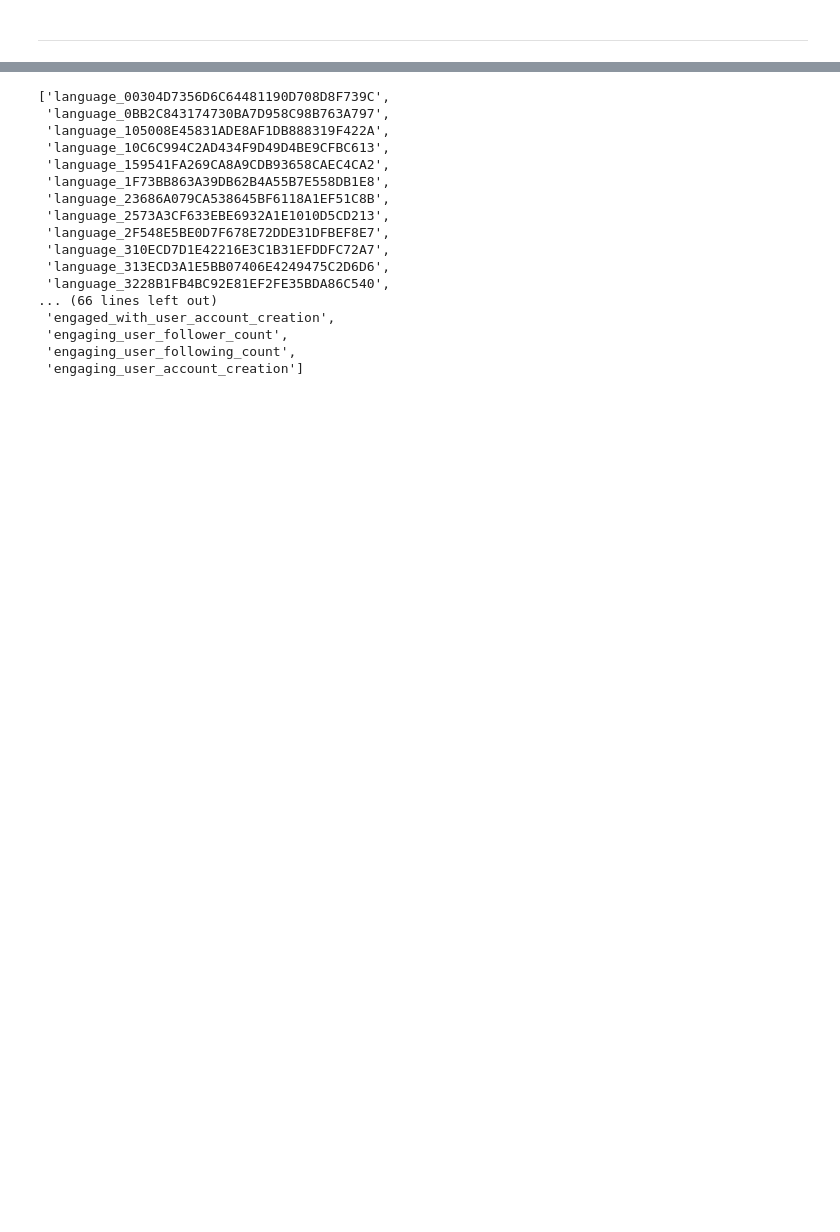
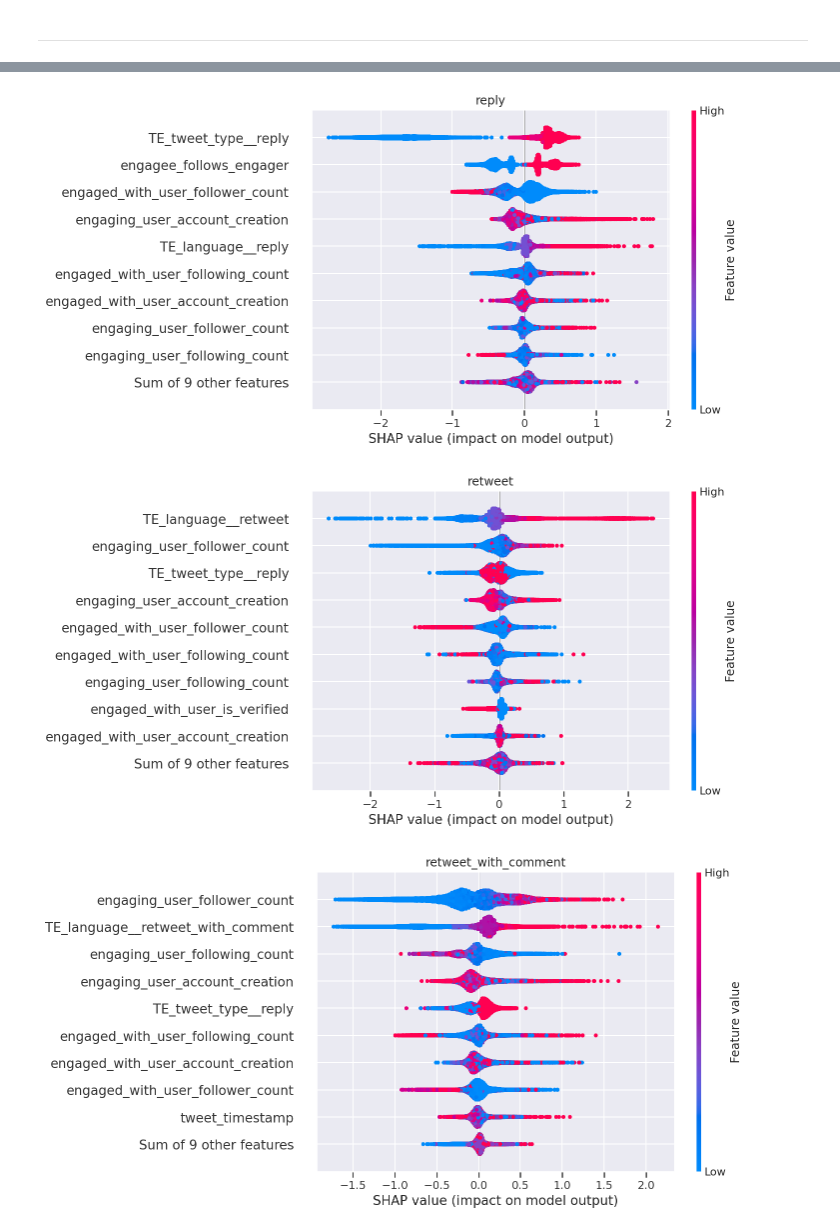
Before and after one commit to MAL-TO/recsys-2021, a Jupyter notebook: notebooks/experiments.ipynb, the cells around one changed output, grey strips where cells are left out. Saved outputs shown, nothing was run; the diff lists cells and outputs as text; code cells hidden in the pictures; blank space fills up the shorter version.

Commit message:
Try target encoding module

```diff
--- a/notebooks/experiments.ipynb
+++ b/notebooks/experiments.ipynb
@@ -97,5 +104,6 @@ df = df.assign(**{
 # %%
 targets = ["reply", "retweet", "retweet_with_comment", "like"]
+
 enabled_features = [
     # Tweet features
     "tweet_type",
@@ -114,6 +122,11 @@ enabled_features = [
     # Engagement features
     "engagee_follows_engager"
 ]
+
+categorical_features = [
+    'language',
+    'tweet_type',
+]
 # %%
 df
 # %% [output]
@@ -145,9 +158,25 @@ df_test_features = df_test[enabled_features]
 assert df_train_features.notna().all().all(), "no nulls in any column"
 
 # Feature Engineering
+## Target Encoding of categorical features
+### Train target encoders on train dataset
+target_encoders = {}
+for feature in categorical_features:
+    for target in targets:
+        te = ce.TargetEncoder()
+        te.fit(df_train[feature], df_train[target])
+        target_encoders[f'TE_{feature}__{target}'] = te
+###
 for tmp_df in [df_train_features, df_valid_features, df_test_features]:
-    tmp_df['tweet_type'] = tmp_df['tweet_type'].astype('category').cat.codes
-    tmp_df['language'] = tmp_df['language'].astype('category').cat.codes
+    for name, te in target_encoders.items():
+        tmp_df[name] = te.transform(tmp_df[te.cols[0]])[te.cols[0]]
+
+df_train_features = df_train_features.drop('tweet_type', axis=1)
+df_valid_features = df_valid_features.drop('tweet_type', axis=1)
+df_test_features = df_test_features.drop('tweet_type', axis=1)
+df_train_features = df_train_features.drop('language', axis=1)
+df_valid_features = df_valid_features.drop('language', axis=1)
+df_test_features = df_test_features.drop('language', axis=1)
 
 assert df_train_features.shape[1] == df_valid_features.shape[1] == df_test_features.shape[1], \
     "train, valid, test should have the same number of columns"
@@ -206,14 +207,16 @@ models = {}
 for target in targets:
     dtrain = xgb.DMatrix(df_train_features, df_train[target])
     dvalid = xgb.DMatrix(df_valid_features, df_valid[target])
-    model = xgb.train(params={
+    models[target] = model = xgb.train(params={
+        'tree_method': 'gpu_hist',
         'objective': 'binary:logistic',
         'eval_metric': 'logloss',
         },
         evals=[(dvalid, "validation")],
         early_stopping_rounds=10,
         dtrain=dtrain,
-        num_boost_round=50
+        num_boost_round=50,
+        verbose_eval=False,
     )
     AP, RCE = compute_score(df_test[target], model.predict(dtest))
     results[f"{target}_AP"] = AP
@@ -424 +245,6 @@ mRCE                       -1.1919
+# %%
+import matplotlib.pyplot as plt
+import seaborn as sns
+%config InlineBackend.figure_format='retina'
+sns.set()
 # %%
@@ -634,20 +252,8 @@ data
-# %%
-[c for c in data.columns]
-# %% [output]
-['language_00304D7356D6C64481190D708D8F739C',
- 'language_0BB2C843174730BA7D958C98B763A797',
- 'language_105008E45831ADE8AF1DB888319F422A',
- 'language_10C6C994C2AD434F9D49D4BE9CFBC613',
- 'language_159541FA269CA8A9CDB93658CAEC4CA2',
- 'language_1F73BB863A39DB62B4A55B7E558DB1E8',
- 'language_23686A079CA538645BF6118A1EF51C8B',
- 'language_2573A3CF633EBE6932A1E1010D5CD213',
- 'language_2F548E5BE0D7F678E72DDE31DFBEF8E7',
- 'language_310ECD7D1E42216E3C1B31EFDDFC72A7',
- 'language_313ECD3A1E5BB07406E4249475C2D6D6',
- 'language_3228B1FB4BC92E81EF2FE35BDA86C540',
-... (66 lines left out)
- 'engaged_with_user_account_creation',
- 'engaging_user_follower_count',
- 'engaging_user_following_count',
- 'engaging_user_account_creation']
+# %%
+for target, model in models.items():
+    plt.title(target)
+    shap.plots.beeswarm(shap.Explainer(model)(df_test_features))
+# %% [output]
+[figure, added]
+[figure, added]
+[figure, added]
```
Also changed, not shown: parts of 25 cells of this notebook, 2 other files.
